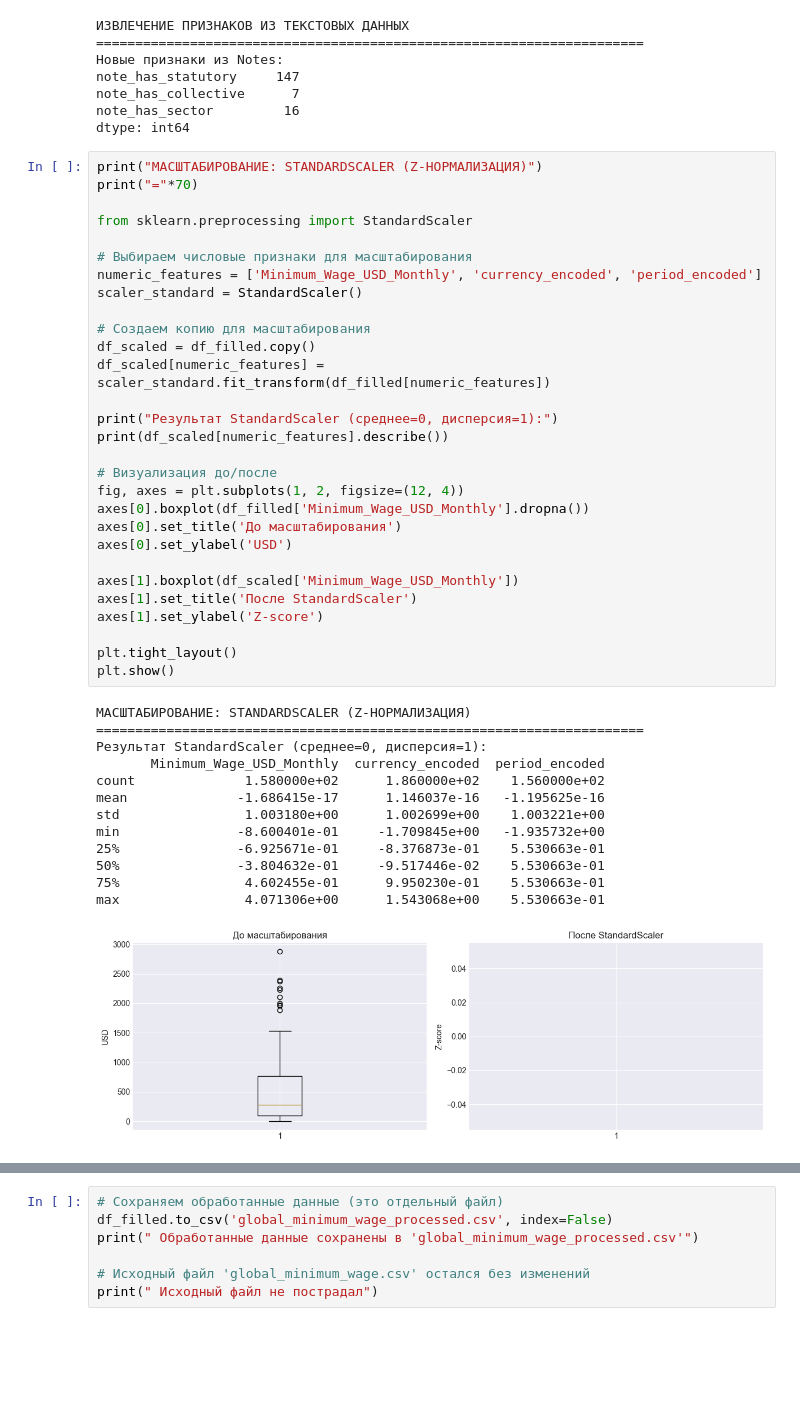
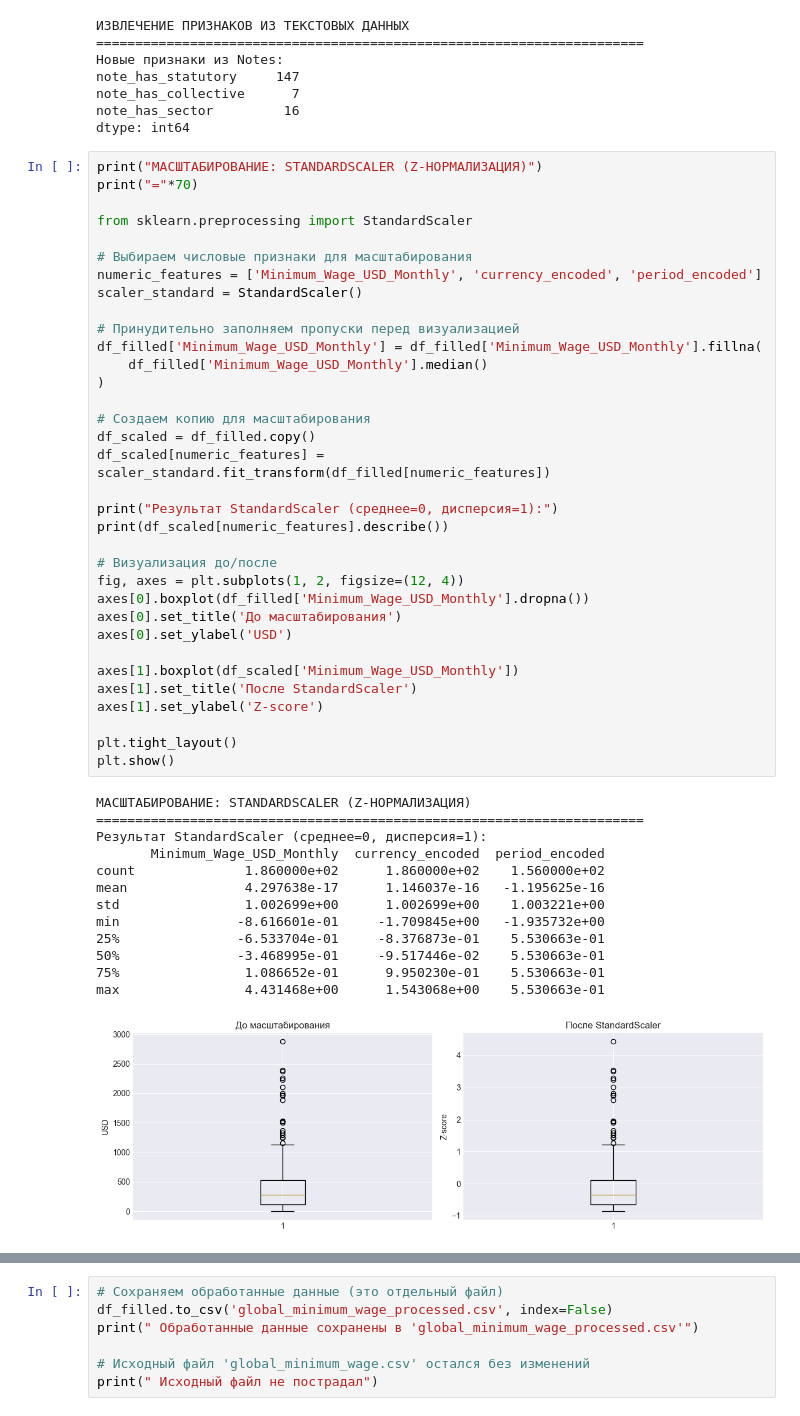
Before and after one commit to Korolev-Alexander/3-course-TMO, a Jupyter notebook: lab2_preprocessing.ipynb, the cells around one changed output, grey strips where cells are left out. Cells and saved outputs as stored; diff of their text form; blank space fills up the shorter version.

Commit message:
Fix: update notebook with correct visualization

```diff
--- a/lab2_preprocessing.ipynb
+++ b/lab2_preprocessing.ipynb
@@ -382,42 +382,47 @@ print("="*70)
 from sklearn.preprocessing import StandardScaler
 
 # Выбираем числовые признаки для масштабирования
 numeric_features = ['Minimum_Wage_USD_Monthly', 'currency_encoded', 'period_encoded']
 scaler_standard = StandardScaler()
+
+# Принудительно заполняем пропуски перед визуализацией
+df_filled['Minimum_Wage_USD_Monthly'] = df_filled['Minimum_Wage_USD_Monthly'].fillna(
+    df_filled['Minimum_Wage_USD_Monthly'].median()
+)
 
 # Создаем копию для масштабирования
 df_scaled = df_filled.copy()
 df_scaled[numeric_features] = scaler_standard.fit_transform(df_filled[numeric_features])
 
 print("Результат StandardScaler (среднее=0, дисперсия=1):")
 print(df_scaled[numeric_features].describe())
 
 # Визуализация до/после
 fig, axes = plt.subplots(1, 2, figsize=(12, 4))
 axes[0].boxplot(df_filled['Minimum_Wage_USD_Monthly'].dropna())
 axes[0].set_title('До масштабирования')
 axes[0].set_ylabel('USD')
 
 axes[1].boxplot(df_scaled['Minimum_Wage_USD_Monthly'])
 axes[1].set_title('После StandardScaler')
 axes[1].set_ylabel('Z-score')
 
 plt.tight_layout()
 plt.show()
 # %% [output]
 МАСШТАБИРОВАНИЕ: STANDARDSCALER (Z-НОРМАЛИЗАЦИЯ)
 ======================================================================
 Результат StandardScaler (среднее=0, дисперсия=1):
        Minimum_Wage_USD_Monthly  currency_encoded  period_encoded
-count              1.580000e+02      1.860000e+02    1.560000e+02
-mean              -1.686415e-17      1.146037e-16   -1.195625e-16
-std                1.003180e+00      1.002699e+00    1.003221e+00
-min               -8.600401e-01     -1.709845e+00   -1.935732e+00
-25%               -6.925671e-01     -8.376873e-01    5.530663e-01
-50%               -3.804632e-01     -9.517446e-02    5.530663e-01
-75%                4.602455e-01      9.950230e-01    5.530663e-01
-max                4.071306e+00      1.543068e+00    5.530663e-01
+count              1.860000e+02      1.860000e+02    1.560000e+02
+mean               4.297638e-17      1.146037e-16   -1.195625e-16
+std                1.002699e+00      1.002699e+00    1.003221e+00
+min               -8.616601e-01     -1.709845e+00   -1.935732e+00
+25%               -6.533704e-01     -8.376873e-01    5.530663e-01
+50%               -3.468995e-01     -9.517446e-02    5.530663e-01
+75%                1.086652e-01      9.950230e-01    5.530663e-01
+max                4.431468e+00      1.543068e+00    5.530663e-01
-[figure, old version]
+[figure, new version]
 # %%
 print("МАСШТАБИРОВАНИЕ: MINMAXSCALER (НОРМАЛИЗАЦИЯ В ДИАПАЗОН [0,1])")
 print("="*70)
```
Also changed, not shown: parts of 7 cells of this notebook.
